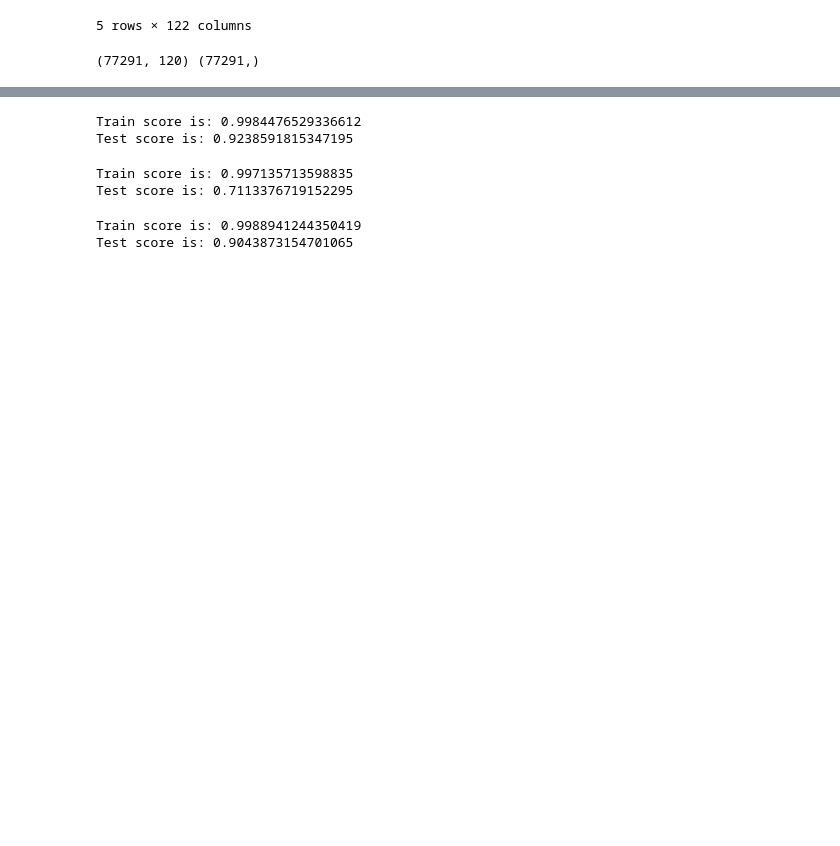
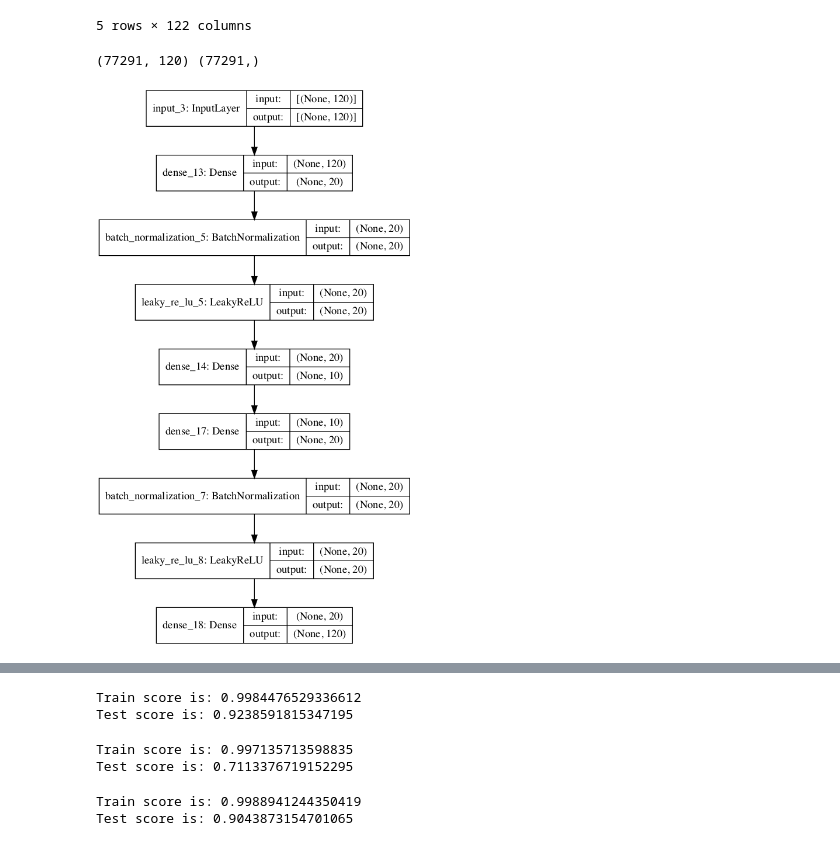
Before and after one commit to xxl4tomxu98/anomamly-detection-autoencoder, a Jupyter notebook: KDD99/ddos-intrusion-detection-ae-lgbm.ipynb, the cells around one changed output, grey strips where cells are left out. Drawn from its saved outputs; the diff is of its cells as text; code cells hidden in the pictures; blank space fills up the shorter version.

Commit message:
added autoencoder training for category using real test set as validation set

```diff
--- a/KDD99/ddos-intrusion-detection-ae-lgbm.ipynb
+++ b/KDD99/ddos-intrusion-detection-ae-lgbm.ipynb
@@ -693,3 +722,35 @@ Y_train, Y_test = convert2numpy_type(df_test)
 print(Y_train.shape, Y_test.shape)
 # %% [output]
 (77291, 120) (77291,)
+# %%
+# define encoder
+from keras.layers import Input, Dense, LeakyReLU
+from keras.layers.normalization import BatchNormalization
+
+n_inputs = X_train.shape[1]
+visible = Input(shape=(n_inputs,))
+# encoder level 1
+e = Dense(20)(visible)
+e = BatchNormalization()(e)
+e = LeakyReLU()(e)
+#n_bottleneck = n_inputs # no compression of bottleneck
+n_bottleneck = 10 # reduced nodes to 10
+bottleneck = Dense(n_bottleneck, activation='LeakyReLU')(e)
+# %%
+# define decoder, level 1
+from keras.models import Model, load_model
+d = Dense(20)(bottleneck)
+d = BatchNormalization()(d)
+d = LeakyReLU()(d)
+# output layer
+output = Dense(n_inputs, activation='LeakyReLU')(d)
+# define autoencoder model
+ae_model = Model(inputs=visible, outputs=output)
+# %%
+# compile autoencoder model
+ae_model.compile(optimizer='adam', loss='categorical_crossentropy')
+# plot the autoencoder
+from keras.utils.vis_utils import plot_model
+plot_model(ae_model, 'autoencoder_compress.png', show_shapes=True)
+# %% [output]
+[figure, added]
```
Also changed, not shown: parts of 20 cells of this notebook, 1 other file.
